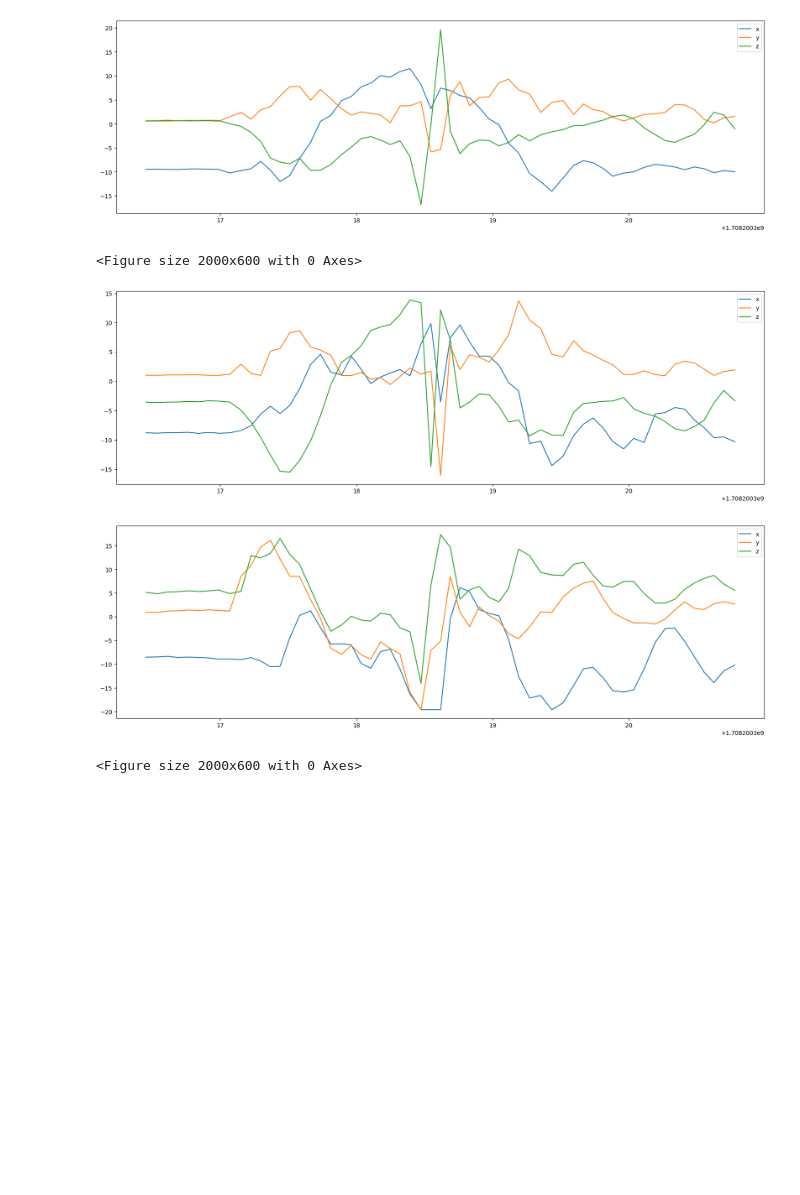
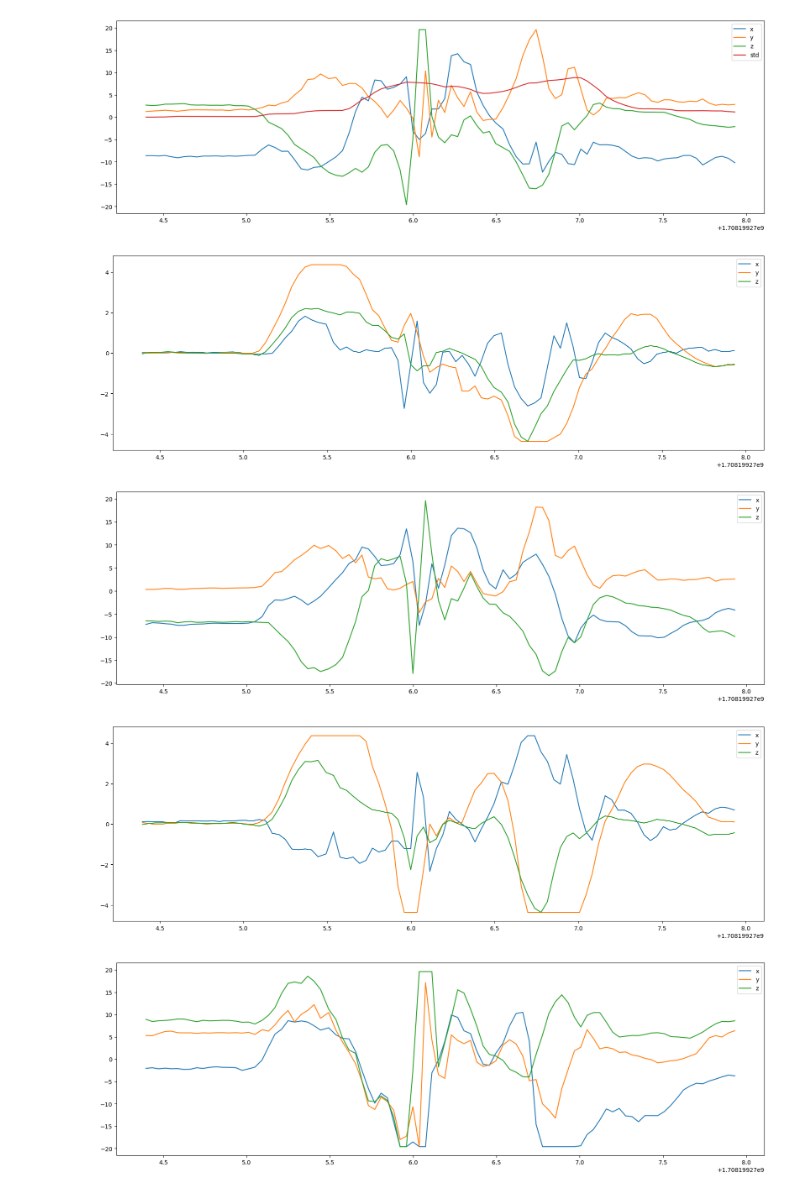
Before and after one commit to utkarshsingh99/put-me-in-coach, a Jupyter notebook: data_process.ipynb, the cells around one changed output. Cells and saved outputs as stored; diff of their text form; code cells hidden in the pictures; blank space fills up the shorter version.

Commit message:
std figure out start stop

```diff
--- a/data_process.ipynb
+++ b/data_process.ipynb
@@ -3,24 +3,32 @@ import numpy as np
 import matplotlib.pyplot as plt
 from matplotlib.animation import FuncAnimation
 
+# 2 - forearm
+# 3 - hand
+# 4 - bicep
+data = np.loadtxt(r"C:\Users\achen\Dropbox\code\treehacks10\put-me-in-coach\good_data\accel_data(7).csv", delimiter=",")
+time = data[:,0]
+col = list(data[:,13])
 
-data = np.loadtxt(r"C:\Users\achen\Dropbox\code\treehacks10\put-me-in-coach\forearmangleflat(bad)\accel_data(6).csv", delimiter=",")
-time = data[:,0]
+std_dev_last_10 = [np.std(col[max(0, i-20):i+1]) for i in range(len(col))]
+print(std_dev_last_10)
 
 plt.figure(figsize=(20,6))
 plt.plot(time, data[:,13], label = "x")
 plt.plot(time, data[:,14], label = "y")
 plt.plot(time, data[:,15], label = "z")
+plt.plot(time, std_dev_last_10, label = "std")
+
 plt.legend()
 
 plt.show()
 plt.figure(figsize=(20,6))
 
-# plt.plot(time, data[:,16], label = "x")
-# plt.plot(time, data[:,17], label = "y")
-# plt.plot(time, data[:,18], label = "z")
-# plt.legend()
-# plt.show()
+plt.plot(time, data[:,16], label = "x")
+plt.plot(time, data[:,17], label = "y")
+plt.plot(time, data[:,18], label = "z")
+plt.legend()
+plt.show()
 
 
 # print(time)
@@ -31,14 +39,17 @@ plt.plot(time, data[:,3], label = "z")
 plt.legend()
 
 plt.show()
-# plt.figure(figsize=(20,6))
 
-# plt.plot(time, data[:,4], label = "x")
-# plt.plot(time, data[:,5], label = "y")
-# plt.plot(time, data[:,6], label = "z")
-# plt.legend()
 
-# plt.show()
+
+plt.figure(figsize=(20,6))
+
+plt.plot(time, data[:,4], label = "x")
+plt.plot(time, data[:,5], label = "y")
+plt.plot(time, data[:,6], label = "z")
+plt.legend()
+
+plt.show()
 
 
 
@@ -51,10 +62,10 @@ plt.legend()
 plt.show()
 plt.figure(figsize=(20,6))
 
-# plt.plot(time, data[:,10], label = "x")
-# plt.plot(time, data[:,11], label = "y")
-# plt.plot(time, data[:,12], label = "z")
-# plt.legend()
+plt.plot(time, data[:,10], label = "x")
+plt.plot(time, data[:,11], label = "y")
+plt.plot(time, data[:,12], label = "z")
+plt.legend()
 
 plt.show()
 # %% [output]
@@ -61,5 +73,5 @@ plt.show()
-[figure, old version]
+[figure, new version]
-<Figure size 2000x600 with 0 Axes>
-[figure, old version]
+[figure, new version]
-[figure, old version]
+[figure, new version]
-<Figure size 2000x600 with 0 Axes>
+[figure, added]
+[figure, added]
```
Also changed, not shown: parts of 1 cell of this notebook, 3 other files.
